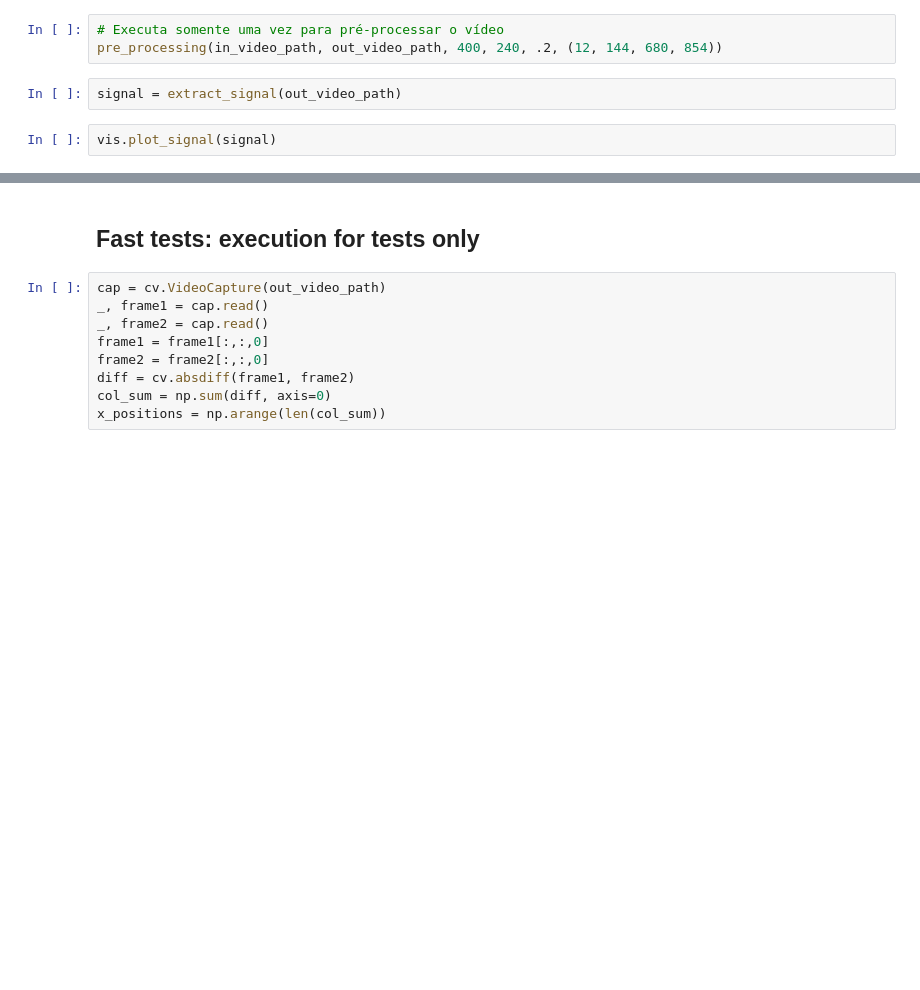
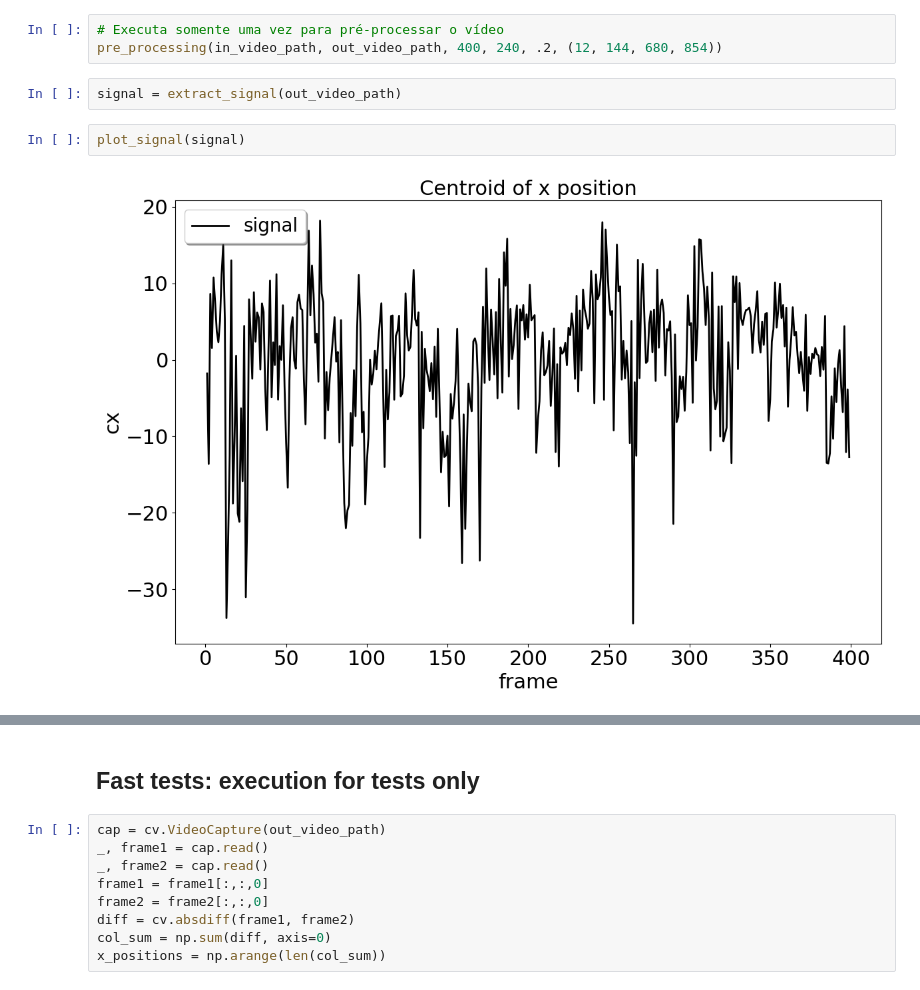
Before and after one commit to regicsf2010/marajo, a Jupyter notebook: main.ipynb, the cells around one changed output, grey strips where cells are left out. Cells and saved outputs as stored; diff of their text form; blank space fills up the shorter version.

```diff
--- a/main.ipynb
+++ b/main.ipynb
@@ -145,7 +38,9 @@ pre_processing(in_video_path, out_video_path, 400, 240, .2, (12, 144, 680, 854))
 # %%
 signal = extract_signal(out_video_path)
 # %%
-vis.plot_signal(signal)
+plot_signal(signal)
+# %% [output]
+[figure, added]
 # %%
 freqs, fft_vals = compute_fft(signal, 240)
 
```
Also changed, not shown: parts of 6 cells of this notebook, 13 other files.
